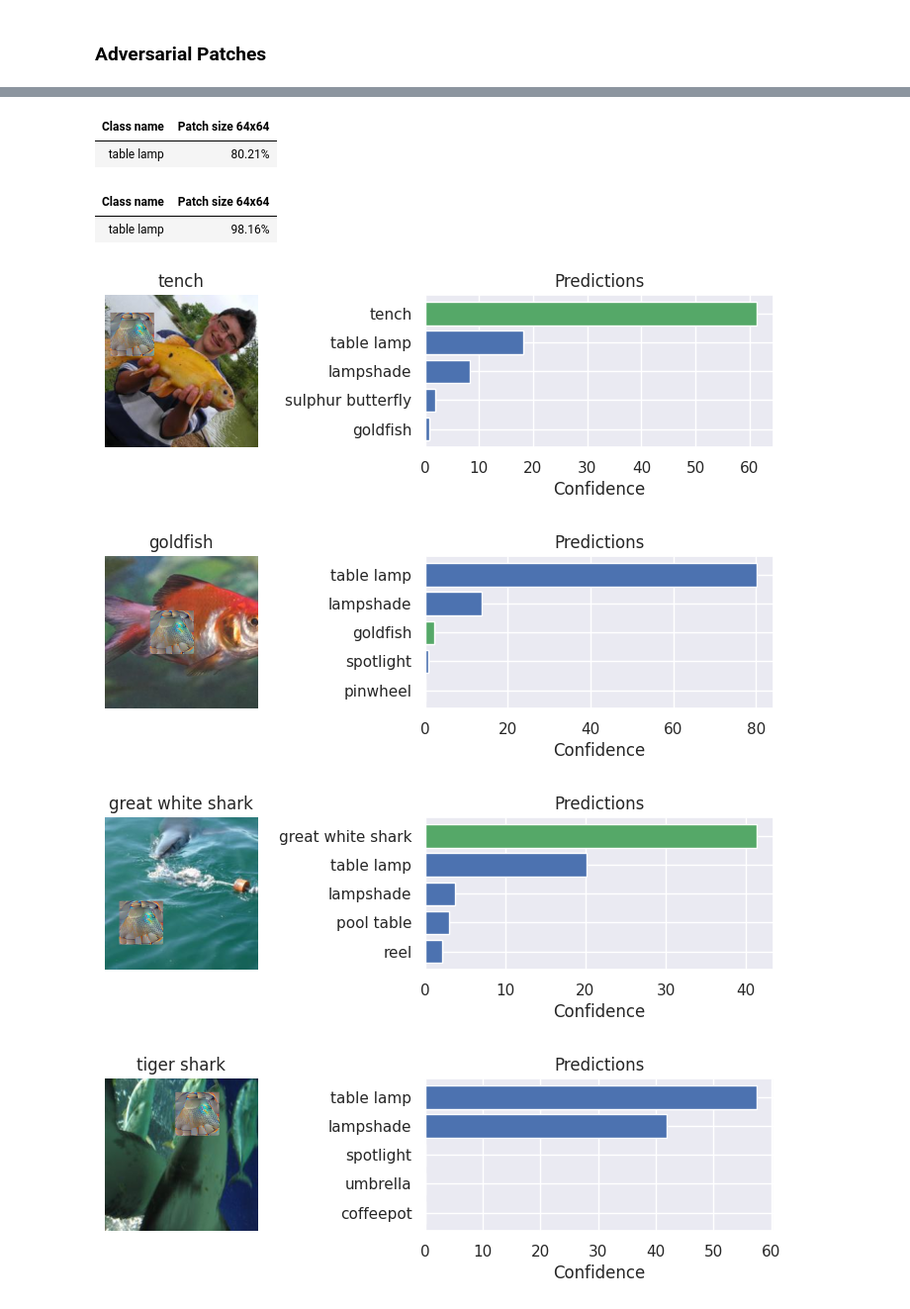
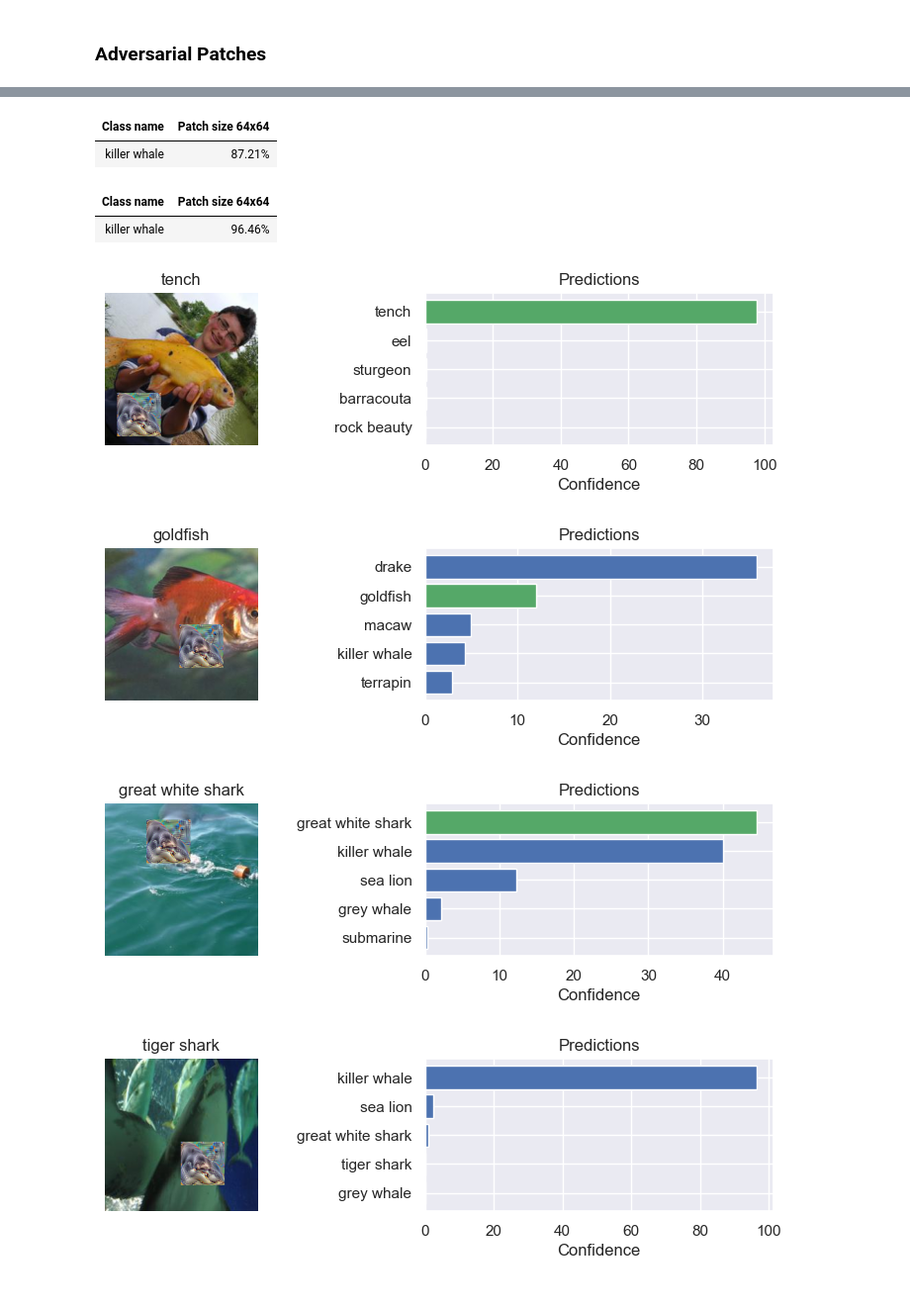
Before and after one commit to nrutachoudhari/AIPI590.01_Explainable_AI_Assignments, a Jupyter notebook: HW8_Adversarial_Patches/AIPI 590.01 Assignment 8.ipynb, the cells around one changed output, grey strips where cells are left out. Shown at 99% size. Cells and saved outputs as stored; diff of their text form; code cells hidden in the pictures.

```diff
--- a/HW8_Adversarial_Patches/AIPI 590.01 Assignment 8.ipynb
+++ b/HW8_Adversarial_Patches/AIPI 590.01 Assignment 8.ipynb
@@ -263,7 +255,7 @@ def eval_patch(model, patch, val_loader, target_class):
     top5 = tp_5/counter
     return acc, top5
 # %%
-def patch_attack(model, target_class, patch_size=64, num_epochs=50):
+def patch_attack(model, target_class, patch_size=64, num_epochs=5):
     # Leave a small set of images out to check generalization
     # In most of our experiments, the performance on the hold-out data points
     # was as good as on the training set. Overfitting was little possible due
@@ -343,3 +335,7 @@ def get_patches(class_names, patch_sizes):
             }
 
     return result_dict
+# %%
+for i, label in enumerate(label_names):
+    if 'whale' in label.lower():
+        print(i, label)
@@ -345,0 +345,4 @@ def get_patches(class_names, patch_sizes):
+# %%
+for i, label in enumerate(label_names):
+    if 'bear' in label.lower():
+        print(i, label)
@@ -346,5 +355,5 @@ def get_patches(class_names, patch_sizes):
 # %%
-class_names = ['table lamp']
+class_names = ['killer whale']
 patch_sizes = [64]
 
 patch_dict = get_patches(class_names, patch_sizes)
@@ -395,12 +414,12 @@ def show_table(top_1=True):
 show_table(top_1=True)
 # %% [output]
 | Class name | Patch size 64x64 |
-| table lamp | 80.21% |
+| killer whale | 87.21% |
 # %%
 show_table(top_1=False)
 # %% [output]
 | Class name | Patch size 64x64 |
-| table lamp | 98.16% |
+| killer whale | 96.46% |
 # %%
 def perform_patch_attack(patch):
     patch_batch = exmp_batch.clone()
@@ -410,9 +429,9 @@ def perform_patch_attack(patch):
     for i in range(1,17,5):
         show_prediction(patch_batch[i], label_batch[i], patch_preds[i])
 # %%
-perform_patch_attack(patch_dict['table lamp'][64]['patch'])
+perform_patch_attack(patch_dict['killer whale'][64]['patch'])
 # %% [output]
-[figure, old version]
+[figure, new version]
-[figure, old version]
+[figure, new version]
-[figure, old version]
+[figure, new version]
-[figure, old version]
+[figure, new version]
```
Also changed, not shown: parts of 17 cells of this notebook, 1 other file.
